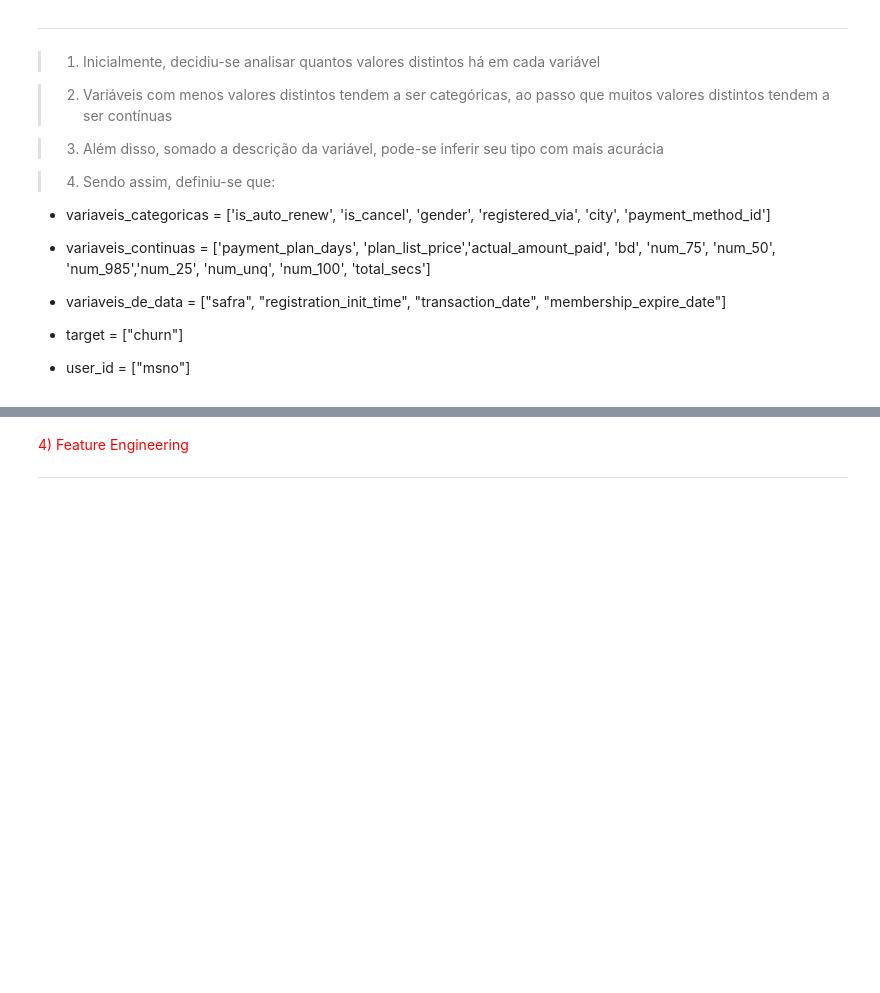
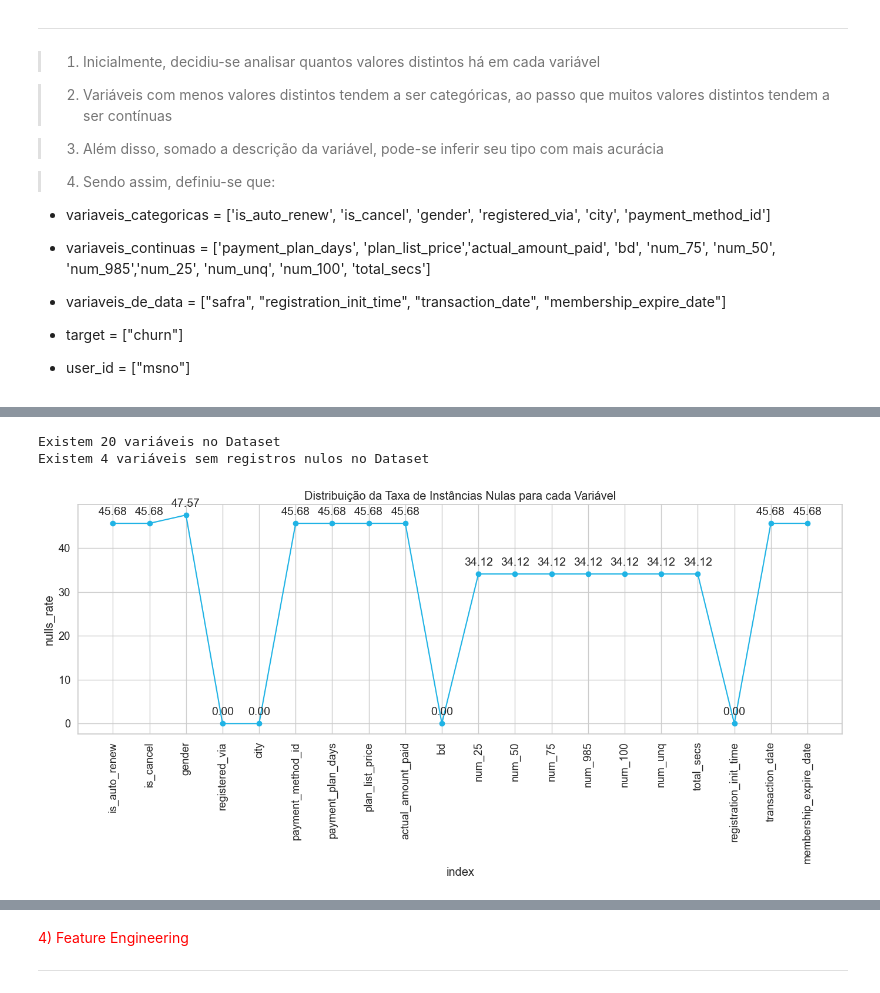
Before and after one commit to leonardovargas10/Case_Data_Master, a Jupyter notebook: Case_Data_Master.ipynb, the cells around one changed output, grey strips where cells are left out. Drawn from its saved outputs; the diff is of its cells as text; code cells hidden in the pictures; blank space fills up the shorter version.

```diff
--- a/Case_Data_Master.ipynb
+++ b/Case_Data_Master.ipynb
@@ -524,0 +563,22 @@ user_id = ["msno"]
+# %%
+df_nulls = (
+    pd.DataFrame(
+        df_train
+        .drop(["msno", "safra", "churn"], axis = 1)
+        .isnull().sum()
+      )
+      .reset_index()
+      .rename({0:'nulls_amnt'}, axis = 1)
+)
+df_nulls['nulls_rate'] = round((df_nulls['nulls_amnt']/df_train.shape[0])*100, 2)
+
+print(f'Existem {len(df_nulls)} variáveis no Dataset')
+df_not_nulls_nulls = df_nulls.loc[df_nulls['nulls_rate'] == 0]
+columns_not_nulls = list(df_not_nulls_nulls['index'])
+print(f'Existem {len(columns_not_nulls)} variáveis sem registros nulos no Dataset')
+
+plota_grafico_linhas(df_nulls, "index", "nulls_rate", "Distribuição da Taxa de Instâncias Nulas para cada Variável")
+# %% [output]
+Existem 20 variáveis no Dataset
+Existem 4 variáveis sem registros nulos no Dataset
+[figure, added]
```
Also changed, not shown: parts of 42 cells of this notebook, 1 other file.
